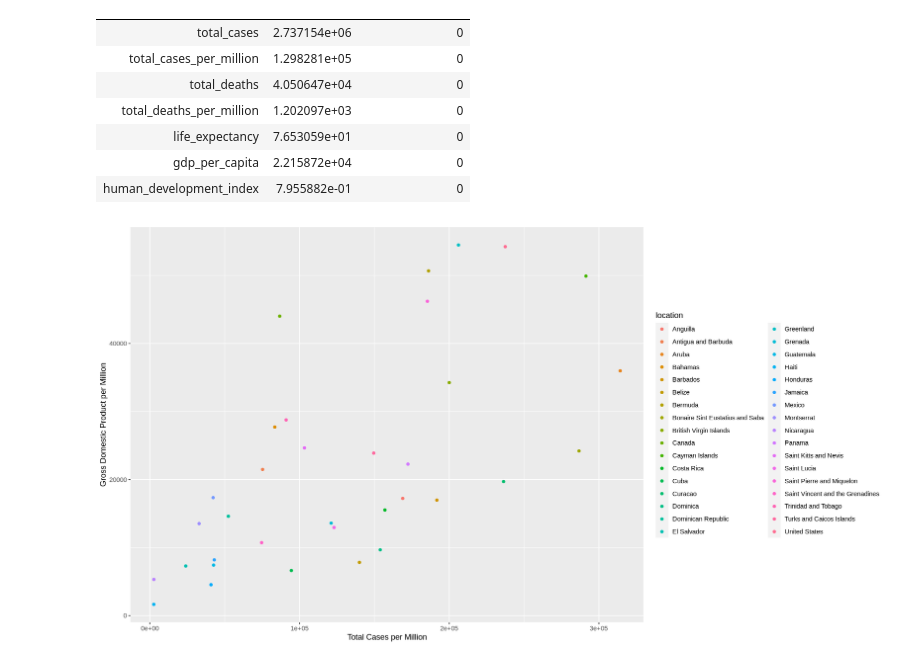
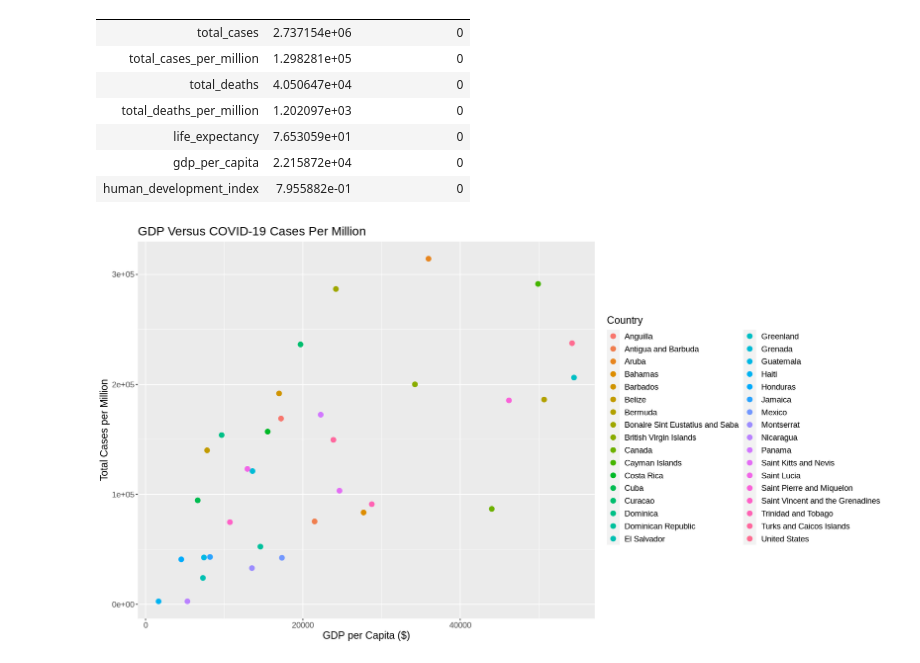
Before and after one commit to jerryyvn/DSCI-Group-11-Project, a Jupyter notebook: project_proposal.ipynb, the cells around one changed output. Saved outputs shown, nothing was run; the diff lists cells and outputs as text; code cells hidden in the pictures.

Commit message:
Minor Edits
Graph title, axes, etc

```diff
--- a/project_proposal.ipynb
+++ b/project_proposal.ipynb
@@ -147,10 +147,12 @@ A tibble: 7 × 3
 # %%
 #resize
 options(repr.plot.width = 15, repr.plot.height = 8)
 #GDP plot of total cases per million and GDP per capita
 proposal_plot_GDP_to_Covid_rates <- tidy_covid_data %>%
-                    ggplot(aes(x = total_cases_per_million, y = gdp_per_capita, color = location)) + geom_point() +
-                    xlab("Total Cases per Million") + ylab("Gross Domestic Product per Million")
+                    ggplot(aes(x = gdp_per_capita, y = total_cases_per_million, color = location)) + geom_point(size = 3) +
+                    labs(x = "GDP per Capita ($)", y = "Total Cases per Million", color = "Country") +
+                    ggtitle("GDP Versus COVID-19 Cases Per Million") +
+                    theme(text = element_text(size = 14))
 proposal_plot_GDP_to_Covid_rates
 # %% [output]
-[figure, old version]
+[figure, new version]
```
